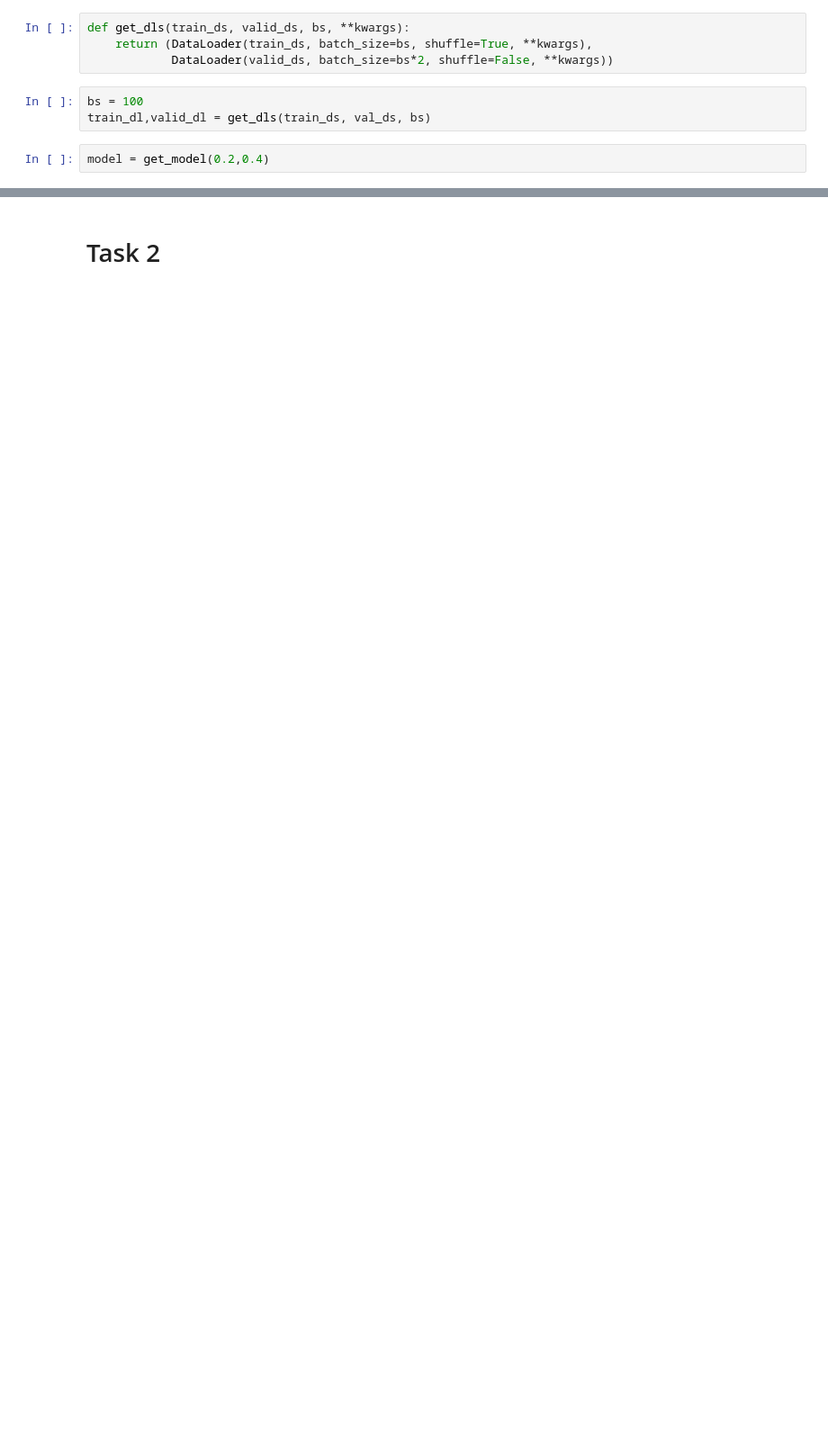
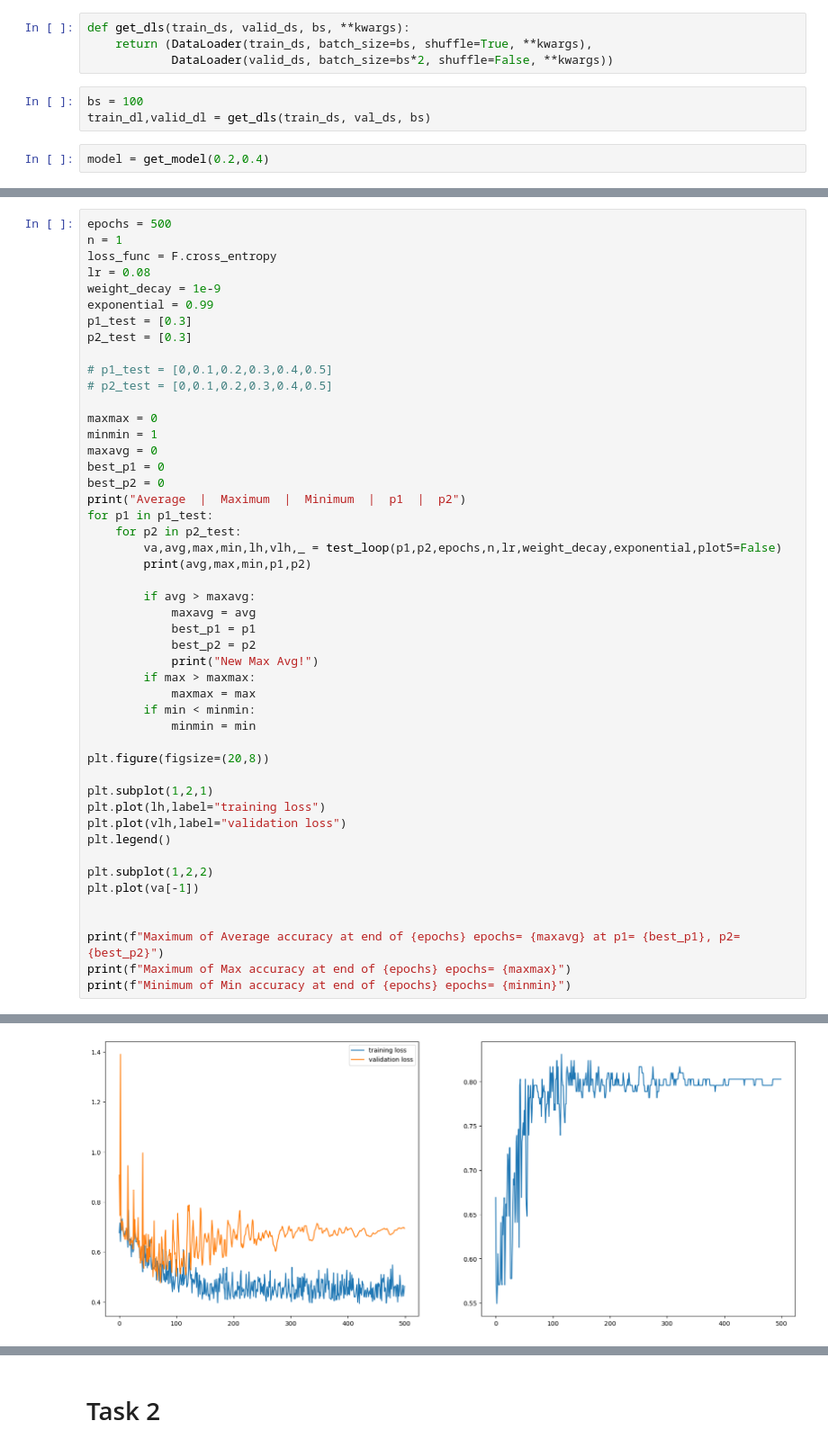
Before and after one commit to HarshitRaj3007/LLMs_SoC2023, a Jupyter notebook: MiniHackathon/Task1&2.ipynb, the cells around one changed output, grey strips where cells are left out. Shown at 90% size. Saved outputs shown, nothing was run; the diff lists cells and outputs as text; blank space fills up the shorter version.

```diff
--- a/MiniHackathon/Task1&2.ipynb
+++ b/MiniHackathon/Task1&2.ipynb
@@ -652,0 +654,49 @@ From above loop, p1 = 0.6 and p2 = 0.3 gives the best average accuracy of $\appr
+# %%
+epochs = 500
+n = 1
+loss_func = F.cross_entropy
+lr = 0.08
+weight_decay = 1e-9
+exponential = 0.99
+p1_test = [0.3]
+p2_test = [0.3]
+
+# p1_test = [0,0.1,0.2,0.3,0.4,0.5]
+# p2_test = [0,0.1,0.2,0.3,0.4,0.5]
+
+maxmax = 0
+minmin = 1
+maxavg = 0
+best_p1 = 0
+best_p2 = 0
+print("Average  |  Maximum  |  Minimum  |  p1  |  p2")
+for p1 in p1_test:
+    for p2 in p2_test:
+        va,avg,max,min,lh,vlh,_ = test_loop(p1,p2,epochs,n,lr,weight_decay,exponential,plot5=False)
+        print(avg,max,min,p1,p2)
+
+        if avg > maxavg:
+            maxavg = avg
+            best_p1 = p1
+            best_p2 = p2
+            print("New Max Avg!")
+        if max > maxmax:
+            maxmax = max
+        if min < minmin:
+            minmin = min
+
+plt.figure(figsize=(20,8))
+
+plt.subplot(1,2,1)
+plt.plot(lh,label="training loss")
+plt.plot(vlh,label="validation loss")
+plt.legend()
+
+plt.subplot(1,2,2)
+plt.plot(va[-1])
+
+
+print(f"Maximum of Average accuracy at end of {epochs} epochs= {maxavg} at p1= {best_p1}, p2= {best_p2}")
+print(f"Maximum of Max accuracy at end of {epochs} epochs= {maxmax}")
+print(f"Minimum of Min accuracy at end of {epochs} epochs= {minmin}")
+# %% [output]
@@ -652,0 +709 @@ From above loop, p1 = 0.6 and p2 = 0.3 gives the best average accuracy of $\appr
+[figure, added]
```
Also changed, not shown: parts of 114 cells of this notebook, 1 other file.
